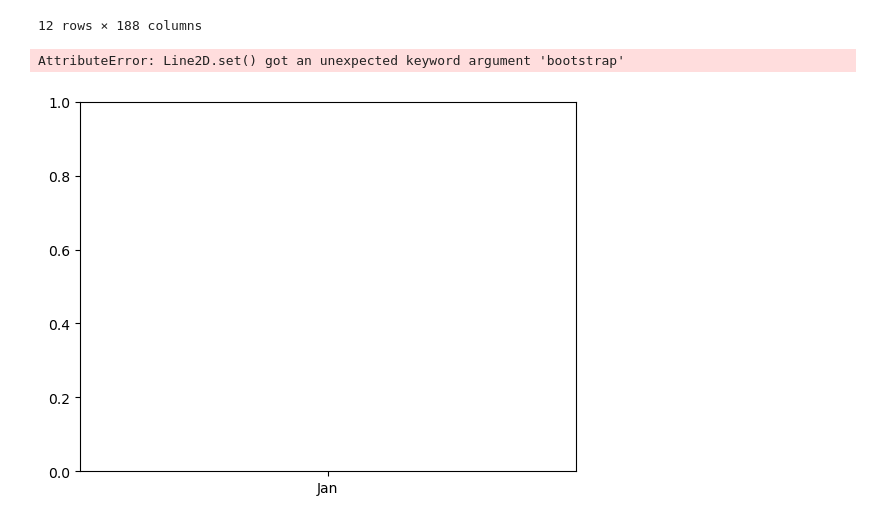
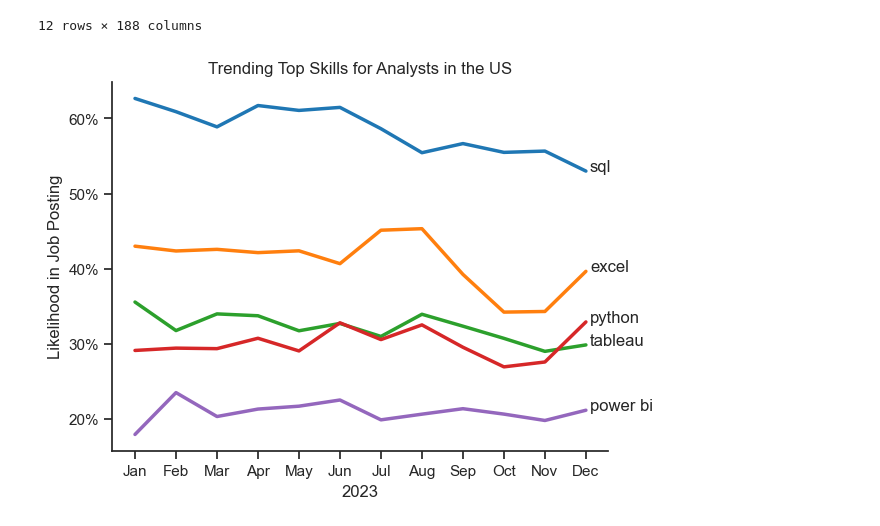
Before and after one commit to Mu111Ghoz/Python_Data_Project, a Jupyter notebook: 3_Project/3_Skills_Trend.ipynb, the cells around one changed output. Cells and saved outputs as stored; diff of their text form; code cells hidden in the pictures.

```diff
--- a/3_Project/3_Skills_Trend.ipynb
+++ b/3_Project/3_Skills_Trend.ipynb
@@ -112,7 +112,21 @@ df_DA_US_percent
 # %%
 df_plot = df_DA_US_percent.iloc[:, :5]
 
-sns.lineplot(data=df_plot, dashes=False, palette='tab10', marker='o', markersize=8, linewidth=2.5)
+sns.lineplot(data=df_plot, dashes=False, palette='tab10', linewidth=2.5)
+sns.set_theme(style="ticks")
+sns.despine()
+
+plt.title('Trending Top Skills for Analysts in the US')
+plt.ylabel('Likelihood in Job Posting')
+plt.xlabel('2023')
+plt.legend().remove()
+
+
+from matplotlib.ticker import PercentFormatter
+ax = plt.gca()
+ax.yaxis.set_major_formatter(PercentFormatter(decimals=0))
+
+for i in range(5):
+    plt.text(11 + .1, df_plot.iloc[-1, i], df_plot.columns[i])
 # %% [output]
-AttributeError: Line2D.set() got an unexpected keyword argument 'bootstrap'
-[figure, old version]
+[figure, new version]
```
Also changed, not shown: 5 other files.
